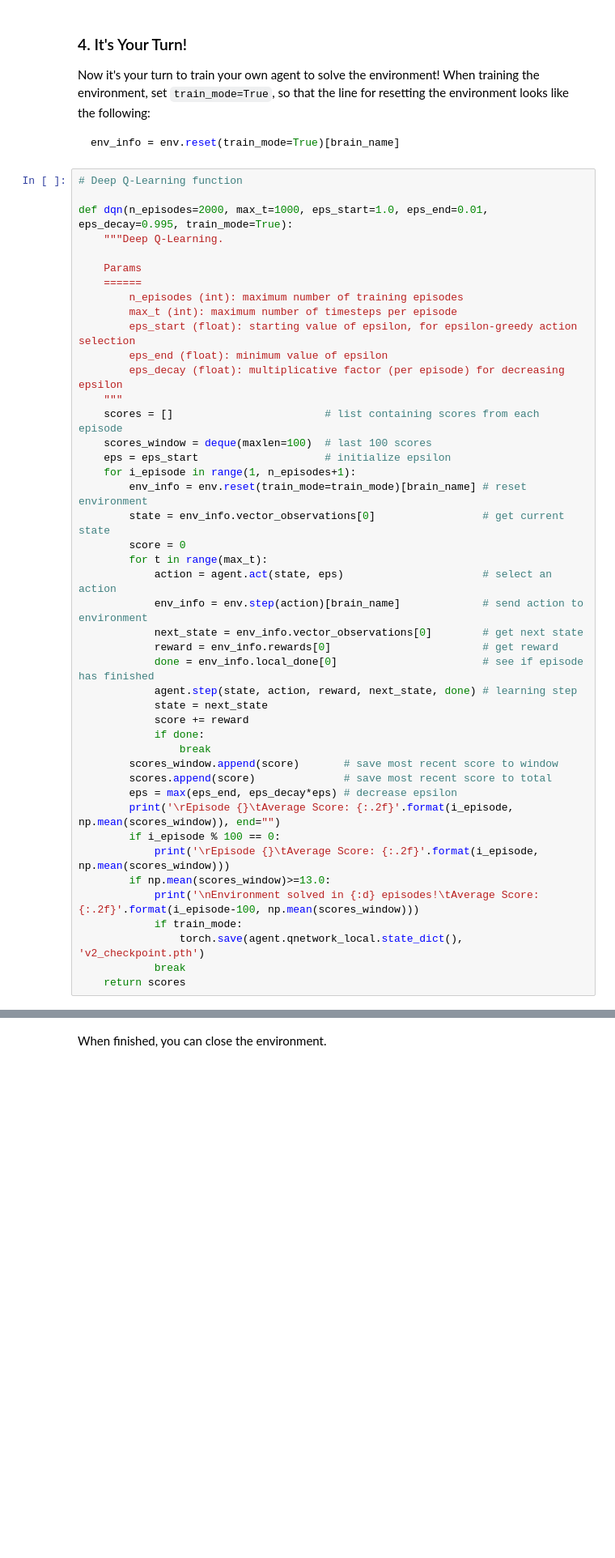
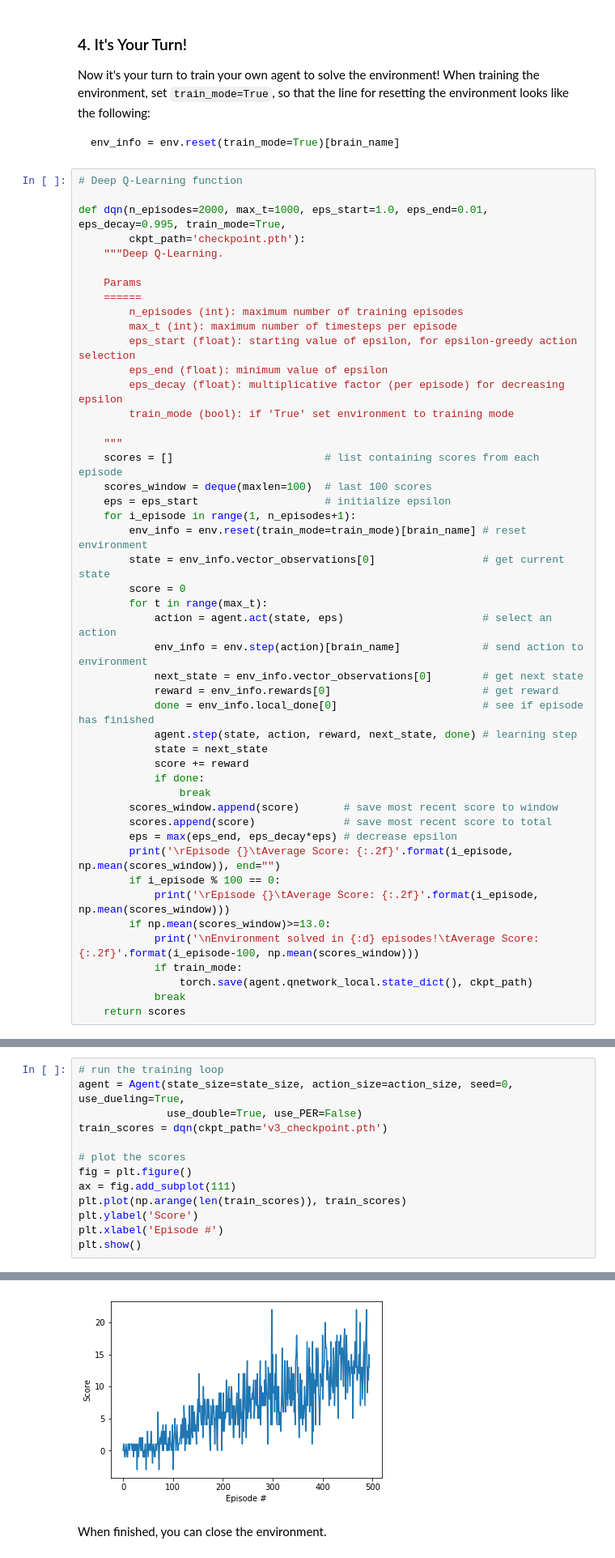
Before and after one commit to tommytracey/DeepRL-P1-Navigation, a Jupyter notebook: Navigation_v3.ipynb, the cells around one changed output, grey strips where cells are left out. Shown at 81% size. Cells and saved outputs as stored; diff of their text form; blank space fills up the shorter version.

Commit message:
added DDQN and dueling agents

```diff
--- a/Navigation_v3.ipynb
+++ b/Navigation_v3.ipynb
@@ -133,7 +133,8 @@ env_info = env.reset(train_mode=True)[brain_name]
 # %%
 # Deep Q-Learning function
 
-def dqn(n_episodes=2000, max_t=1000, eps_start=1.0, eps_end=0.01, eps_decay=0.995, train_mode=True):
+def dqn(n_episodes=2000, max_t=1000, eps_start=1.0, eps_end=0.01, eps_decay=0.995, train_mode=True,
+        ckpt_path='checkpoint.pth'):
     """Deep Q-Learning.
 
     Params
@@ -143,6 +144,8 @@ def dqn(n_episodes=2000, max_t=1000, eps_start=1.0, eps_end=0.01, eps_decay=0.99
         eps_start (float): starting value of epsilon, for epsilon-greedy action selection
         eps_end (float): minimum value of epsilon
         eps_decay (float): multiplicative factor (per episode) for decreasing epsilon
+        train_mode (bool): if 'True' set environment to training mode
+
     """
     scores = []                        # list containing scores from each episode
     scores_window = deque(maxlen=100)  # last 100 scores
@@ -171,6 +174,6 @@ def dqn(n_episodes=2000, max_t=1000, eps_start=1.0, eps_end=0.01, eps_decay=0.99
         if np.mean(scores_window)>=13.0:
             print('\nEnvironment solved in {:d} episodes!\tAverage Score: {:.2f}'.format(i_episode-100, np.mean(scores_window)))
             if train_mode:
-                torch.save(agent.qnetwork_local.state_dict(), 'v2_checkpoint.pth')
+                torch.save(agent.qnetwork_local.state_dict(), ckpt_path)
             break
     return scores
@@ -269,0 +279,14 @@ Episode 10      Average Score: 12.50
+# %%
+# run the training loop
+agent = Agent(state_size=state_size, action_size=action_size, seed=0, use_dueling=True,
+              use_double=True, use_PER=False)
+train_scores = dqn(ckpt_path='v3_checkpoint.pth')
+
+# plot the scores
+fig = plt.figure()
+ax = fig.add_subplot(111)
+plt.plot(np.arange(len(train_scores)), train_scores)
+plt.ylabel('Score')
+plt.xlabel('Episode #')
+plt.show()
+# %% [output]
@@ -270,3 +299,4 @@ Episode 10      Average Score: 12.50
+[figure, added]
 # %% [markdown]
 When finished, you can close the environment.
 # %%
```
Also changed, not shown: parts of 6 cells of this notebook, 3 other files.
